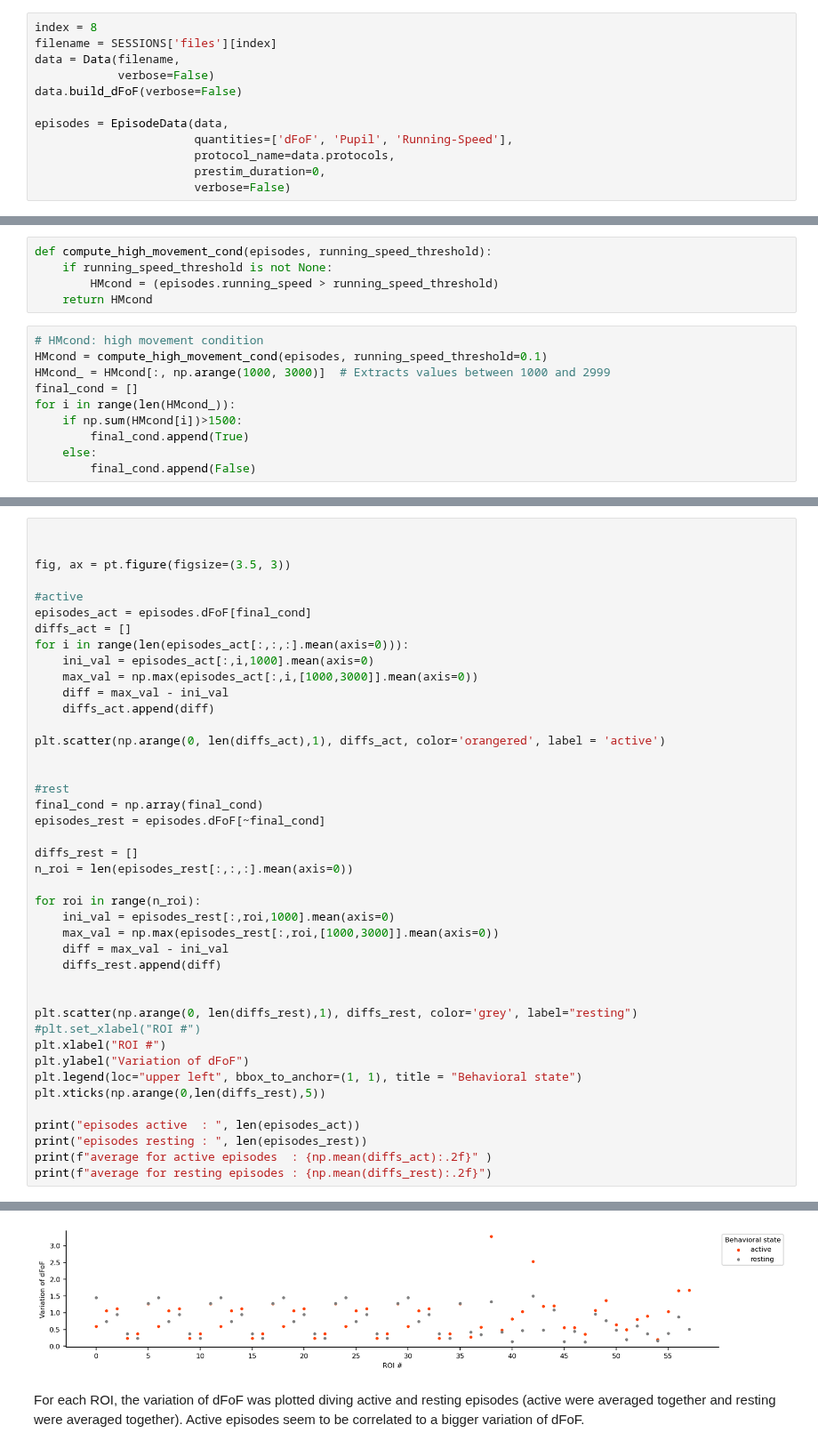
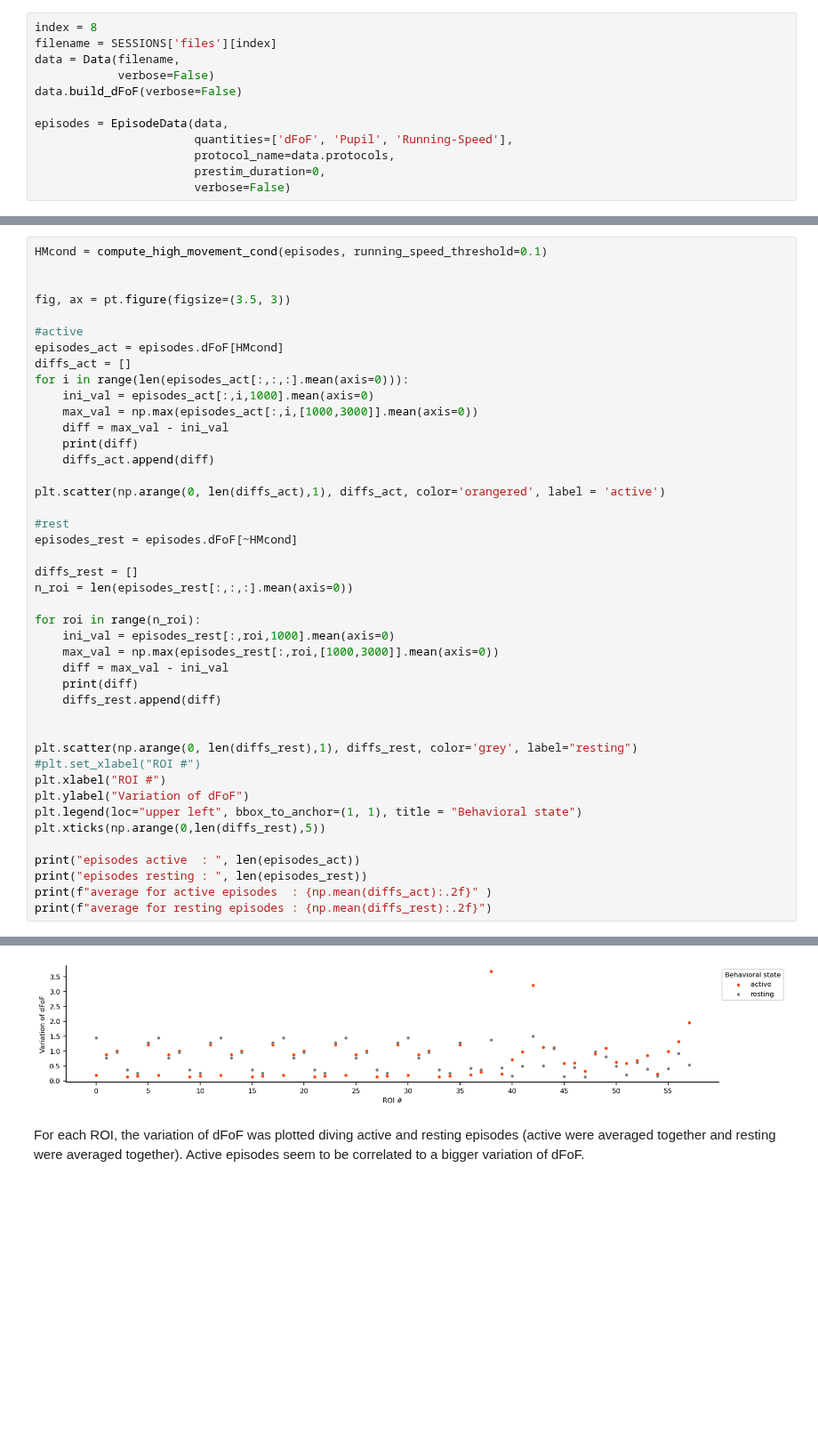
Before and after one commit to LauraGonzalez2000/physion, a Jupyter notebook: notebooks/personalized/variation_dFoF.ipynb, the cells around one changed output, grey strips where cells are left out. Shown at 89% size. Cells and saved outputs as stored; diff of their text form; blank space fills up the shorter version.

Commit message:
distiction rest and active more precise

```diff
--- a/notebooks/personalized/variation_dFoF.ipynb
+++ b/notebooks/personalized/variation_dFoF.ipynb
@@ -96,15 +128,0 @@ Text(0, 0.5, 'Variation of dFoF')
-# %%
-def compute_high_movement_cond(episodes, running_speed_threshold):
-    if running_speed_threshold is not None:
-        HMcond = (episodes.running_speed > running_speed_threshold)
-    return HMcond
-# %%
-# HMcond: high movement condition
-HMcond = compute_high_movement_cond(episodes, running_speed_threshold=0.1)
-HMcond_ = HMcond[:, np.arange(1000, 3000)]  # Extracts values between 1000 and 2999
-final_cond = []
-for i in range(len(HMcond_)):
-    if np.sum(HMcond[i])>1500:
-        final_cond.append(True)
-    else:
-        final_cond.append(False)
@@ -116,23 +129,23 @@ a 3998
 # %%
+HMcond = compute_high_movement_cond(episodes, running_speed_threshold=0.1)
 
 
 fig, ax = pt.figure(figsize=(3.5, 3))
 
 #active
-episodes_act = episodes.dFoF[final_cond]
+episodes_act = episodes.dFoF[HMcond]
 diffs_act = []
 for i in range(len(episodes_act[:,:,:].mean(axis=0))):
     ini_val = episodes_act[:,i,1000].mean(axis=0)
     max_val = np.max(episodes_act[:,i,[1000,3000]].mean(axis=0))
     diff = max_val - ini_val
+    print(diff)
     diffs_act.append(diff)
 
 plt.scatter(np.arange(0, len(diffs_act),1), diffs_act, color='orangered', label = 'active')
 
-
 #rest
-final_cond = np.array(final_cond)
-episodes_rest = episodes.dFoF[~final_cond]
+episodes_rest = episodes.dFoF[~HMcond]
 
 diffs_rest = []
 n_roi = len(episodes_rest[:,:,:].mean(axis=0))
@@ -141,6 +154,7 @@ for roi in range(n_roi):
     ini_val = episodes_rest[:,roi,1000].mean(axis=0)
     max_val = np.max(episodes_rest[:,roi,[1000,3000]].mean(axis=0))
     diff = max_val - ini_val
+    print(diff)
     diffs_rest.append(diff)
 
 
@@ -163,4 +190,4 @@ average for resting episodes : 0.73
-[figure, old version]
+[figure, new version]
 # %% [markdown]
 For each ROI, the variation of dFoF was plotted diving active and resting episodes (active were averaged together and resting were averaged together). Active episodes seem to be correlated to a bigger variation of dFoF.
 # %% [markdown]
```
Also changed, not shown: parts of 30 cells of this notebook, 1 other file.
